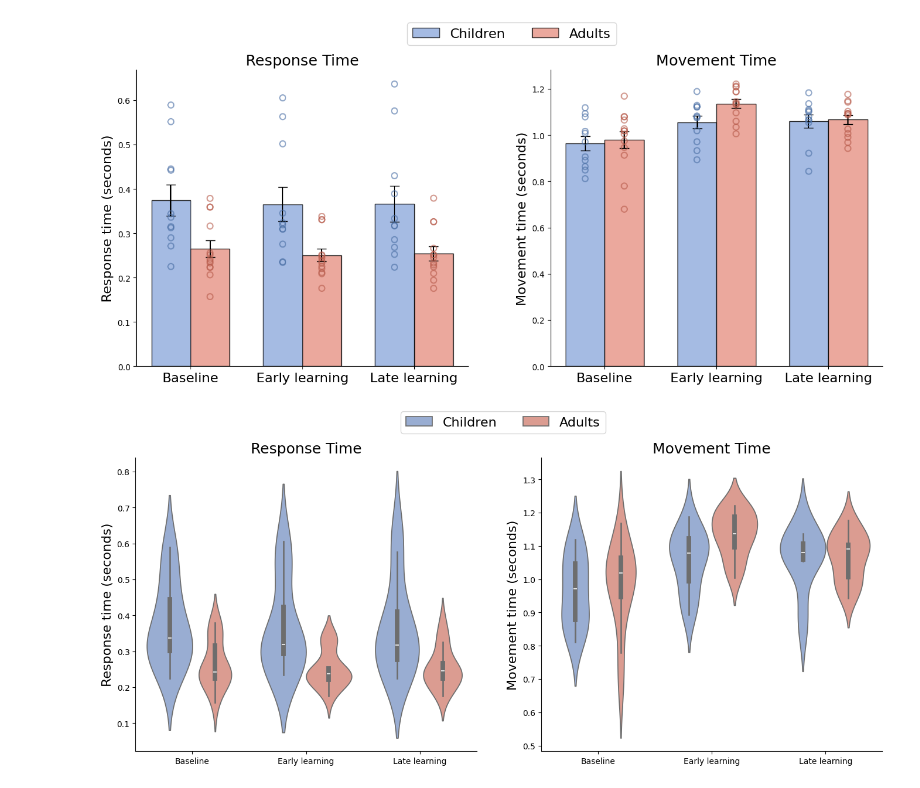
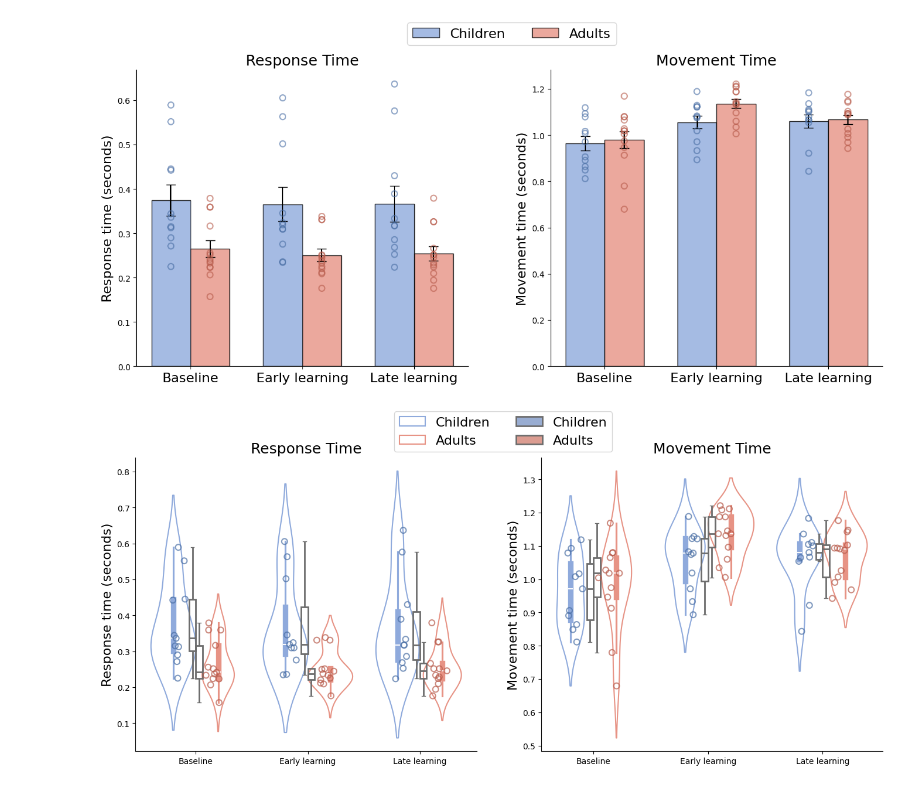
Before and after one commit to siddiskid/IMM-Lab, a Jupyter notebook: figures.ipynb, the cells around one changed output. Drawn from its saved outputs; the diff is of its cells as text; code cells hidden in the pictures.

```diff
--- a/figures.ipynb
+++ b/figures.ipynb
@@ -372,36 +373,58 @@ for i, phase in enumerate(phases):
     for v in adult_rt_all[i]:
         rt_data.append({"Group": "Adults", "Phase": phase, "Value": v, "PhaseIdx": i})
 rt_df = pd.DataFrame(rt_data)
 
 # Plot side-by-side violins with boxplots inside
 fig, axes = plt.subplots(1, 2, figsize=(14, 6), sharey=False)
 plt.subplots_adjust(wspace=20)  # Increase spacing between subplots
 
 # Response Time violin plot
-sns.violinplot(ax=axes[0], x="Phase", y="Value", hue="Group", data=rt_df, split=False, inner="box", palette=["#8faadc", "#e79385"])
+sns.violinplot(ax=axes[0], x="Phase", y="Value", hue="Group", data=rt_df, split=False, inner="box", palette=["#8faadc", "#e79385"], fill=False)
+# Overlay boxplot with whiskers
+sns.boxplot(ax=axes[0], x="Phase", y="Value", hue="Group", data=rt_df, showcaps=True, boxprops={'facecolor':'none', 'linewidth':2}, whiskerprops={'linewidth':2}, medianprops={'linewidth':2}, showfliers=False, width=0.12, palette=["#8faadc", "#e79385"], dodge=True)
 axes[0].set_ylabel("Response time (seconds)", fontsize=16)
 axes[0].set_xlabel("")
 axes[0].set_title("Response Time", fontsize=18)
 axes[0].spines['top'].set_visible(False)
 axes[0].spines['right'].set_visible(False)
 axes[0].legend_.remove()
 
 # Movement Time violin plot
-sns.violinplot(ax=axes[1], x="Phase", y="Value", hue="Group", data=mt_df, split=False, inner="box", palette=["#8faadc", "#e79385"])
+sns.violinplot(ax=axes[1], x="Phase", y="Value", hue="Group", data=mt_df, split=False, inner="box", palette=["#8faadc", "#e79385"], fill=False)
+sns.boxplot(ax=axes[1], x="Phase", y="Value", hue="Group", data=mt_df, showcaps=True, boxprops={'facecolor':'none', 'linewidth':2}, whiskerprops={'linewidth':2}, medianprops={'linewidth':2}, showfliers=False, width=0.12, palette=["#8faadc", "#e79385"], dodge=True)
 axes[1].set_ylabel("Movement time (seconds)", fontsize=16)
 axes[1].set_xlabel("")
 axes[1].set_title("Movement Time", fontsize=18)
 axes[1].spines['top'].set_visible(False)
 axes[1].spines['right'].set_visible(False)
 axes[1].legend_.remove()
 
+# Overlay outlined scatter points for each group/phase
+for i, phase in enumerate(phases):
+    # Children
+    y = child_rt_all[i]
+    x = np.random.normal(i - 0.15, 0.04, size=len(y))  # jitter
+    axes[0].scatter(x, y, facecolors='none', edgecolors="#4a6fa5", s=50, zorder=10, alpha=0.7, linewidths=1.5, label=None)
+    # Adults
+    y = adult_rt_all[i]
+    x = np.random.normal(i + 0.15, 0.04, size=len(y))
+    axes[0].scatter(x, y, facecolors='none', edgecolors="#b85c4c", s=50, zorder=10, alpha=0.7, linewidths=1.5, label=None)
+    # Children
+    y = child_mt_all[i]
+    x = np.random.normal(i - 0.15, 0.04, size=len(y))
+    axes[1].scatter(x, y, facecolors='none', edgecolors="#4a6fa5", s=50, zorder=10, alpha=0.7, linewidths=1.5, label=None)
+    # Adults
+    y = adult_mt_all[i]
+    x = np.random.normal(i + 0.15, 0.04, size=len(y))
+    axes[1].scatter(x, y, facecolors='none', edgecolors="#b85c4c", s=50, zorder=10, alpha=0.7, linewidths=1.5, label=None)
+
 # Shared legend
 handles, labels_ = axes[0].get_legend_handles_labels()
 fig.legend(handles, labels_, fontsize=16, loc='upper center', bbox_to_anchor=(0.5, 1.05), ncol=2)
 plt.tight_layout(rect=[0, 0, 1, 0.97])
 plt.show()
 # %% [output]
-[figure, old version]
+[figure, new version]
 # %%
 phases = ["Baseline", "Early learning", "Late learning"]
 
```
Also changed, not shown: parts of 4 cells of this notebook, 3 other files.
